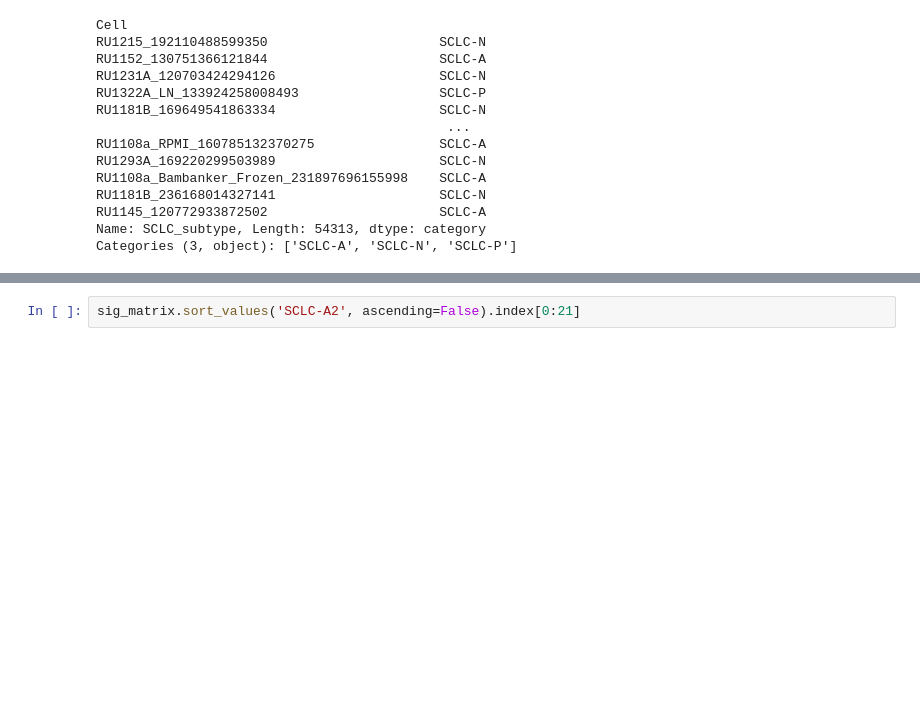
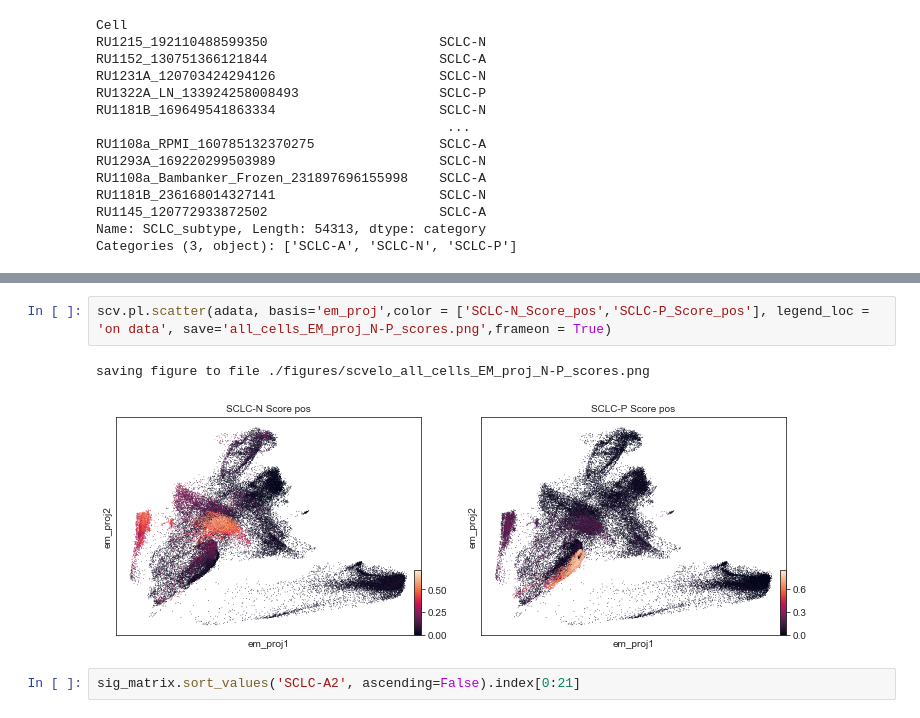
Before and after one commit to smgroves/EMT_SCLC_project, a Jupyter notebook: 1-HTAN_tumors_preprocessing.ipynb, the cells around one changed output, grey strips where cells are left out. Cells and saved outputs as stored; diff of their text form; blank space fills up the shorter version.

```diff
--- a/1-HTAN_tumors_preprocessing.ipynb
+++ b/1-HTAN_tumors_preprocessing.ipynb
@@ -109,3 +126,8 @@ scv.pl.scatter(adata[adata.obs['SCLC_subtype']=='SCLC-A'], basis='em_proj',color
+# %%
+scv.pl.scatter(adata, basis='em_proj',color = ['SCLC-N_Score_pos','SCLC-P_Score_pos'], legend_loc = 'on data', save='all_cells_EM_proj_N-P_scores.png',frameon = True)
+# %% [output]
+saving figure to file ./figures/scvelo_all_cells_EM_proj_N-P_scores.png
+[figure, added]
 # %%
 sig_matrix.sort_values('SCLC-A2', ascending=False).index[0:21]
 # %% [output]
```
Also changed, not shown: parts of 5 cells of this notebook, 7 other files.
